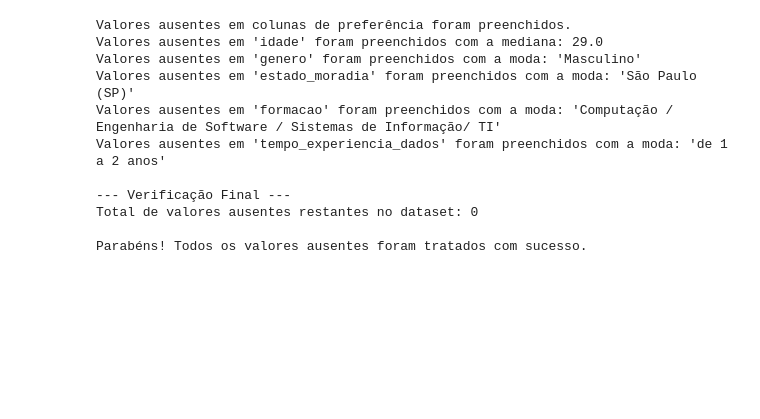
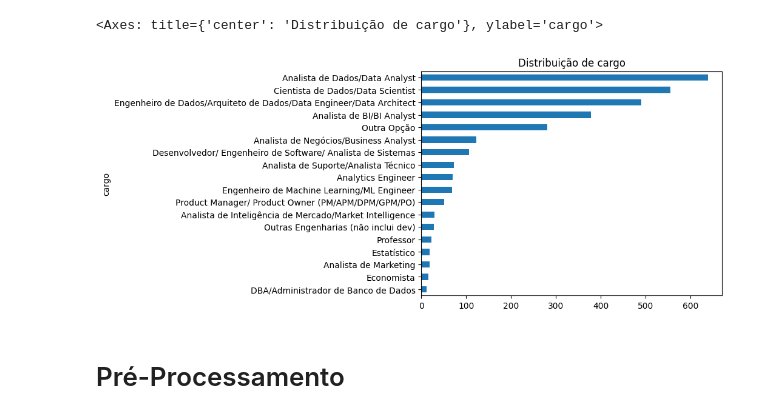
Before and after one commit to RodrigoGois25/state-of-data-brazil, a Jupyter notebook: ml/state-of-data-brazil.ipynb, the cells around one changed output. Drawn from its saved outputs; the diff is of its cells as text; code cells hidden in the pictures; blank space fills up the shorter version.

```diff
--- a/ml/state-of-data-brazil.ipynb
+++ b/ml/state-of-data-brazil.ipynb
@@ -125,45 +49,21 @@ dtype: int64
 # %%
-# --- Tratando todos os valores ausentes restantes (versão corrigida sem warnings) ---
+# Visualização da Distribuição dos Cargos
+def get_cargo_distribution(df, column="cargo"):
+    return (
+        df[column]
+        .value_counts()
+        .sort_values(ascending=True)
+        .plot(
+            kind="barh",
+            title=f"Distribuição de {column}",
+        )
+    )
 
-# Preenchendo colunas de preferência com 'Nao informado'
-colunas_preferencia = ['linguagens_preferidas', 'bancos_de_dados', 'cloud_preferida']
-for coluna in colunas_preferencia:
-    # A forma corrigida é reatribuir o resultado à coluna
-    df_processado[coluna] = df_processado[coluna].fillna('Nao informado')
 
-print("Valores ausentes em colunas de preferência foram preenchidos.")
-
-# Preenchendo 'idade' com a mediana
-mediana_idade = df_processado['idade'].median()
-df_processado['idade'] = df_processado['idade'].fillna(mediana_idade) # Forma corrigida
-print(f"Valores ausentes em 'idade' foram preenchidos com a mediana: {mediana_idade}")
-
-# Preenchendo as colunas categóricas restantes com a moda
-colunas_categoricas = ['genero', 'estado_moradia', 'formacao', 'tempo_experiencia_dados']
-for coluna in colunas_categoricas:
-    moda = df_processado[coluna].mode()[0]
-    df_processado[coluna] = df_processado[coluna].fillna(moda) # Forma corrigida
-    print(f"Valores ausentes em '{coluna}' foram preenchidos com a moda: '{moda}'")
-
-# Verificação final: somar todos os valores nulos do dataframe. O resultado deve ser 0.
-print("\n--- Verificação Final ---")
-total_nulos = df_processado.isnull().sum().sum()
-print(f"Total de valores ausentes restantes no dataset: {total_nulos}")
-
-if total_nulos == 0:
-    print("\nParabéns! Todos os valores ausentes foram tratados com sucesso.")
-else:
-    print("\nAtenção: Ainda existem valores ausentes para tratar.")
+get_cargo_distribution(df)
 # %% [output]
-Valores ausentes em colunas de preferência foram preenchidos.
-Valores ausentes em 'idade' foram preenchidos com a mediana: 29.0
-Valores ausentes em 'genero' foram preenchidos com a moda: 'Masculino'
-Valores ausentes em 'estado_moradia' foram preenchidos com a moda: 'São Paulo (SP)'
-Valores ausentes em 'formacao' foram preenchidos com a moda: 'Computação / Engenharia de Software / Sistemas de Informação/ TI'
-Valores ausentes em 'tempo_experiencia_dados' foram preenchidos com a moda: 'de 1 a 2 anos'
-
---- Verificação Final ---
-Total de valores ausentes restantes no dataset: 0
-
-Parabéns! Todos os valores ausentes foram tratados com sucesso.
+<Axes: title={'center': 'Distribuição de cargo'}, ylabel='cargo'>
+[figure, added]
+# %% [markdown]
+# Pré-Processamento
 # %%
```
Also changed, not shown: parts of 31 cells of this notebook, 12 other files.
